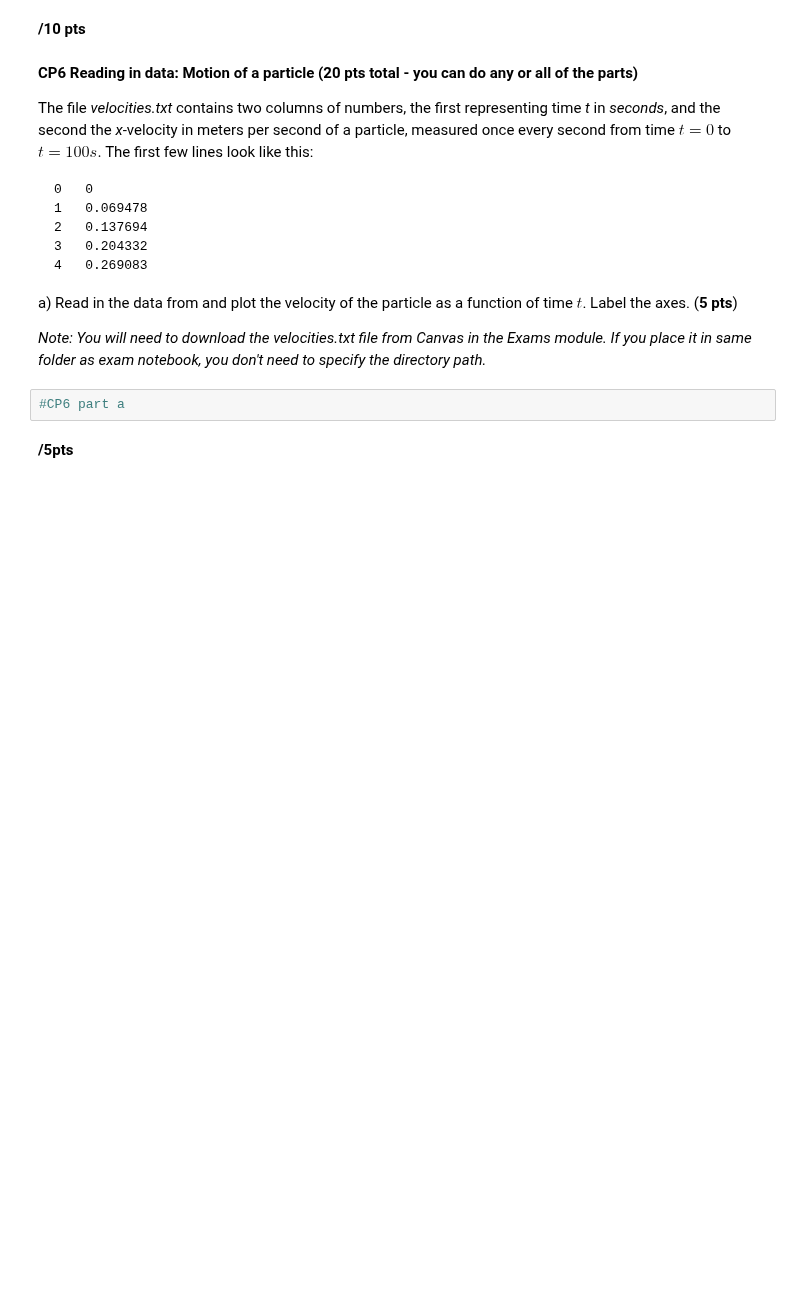
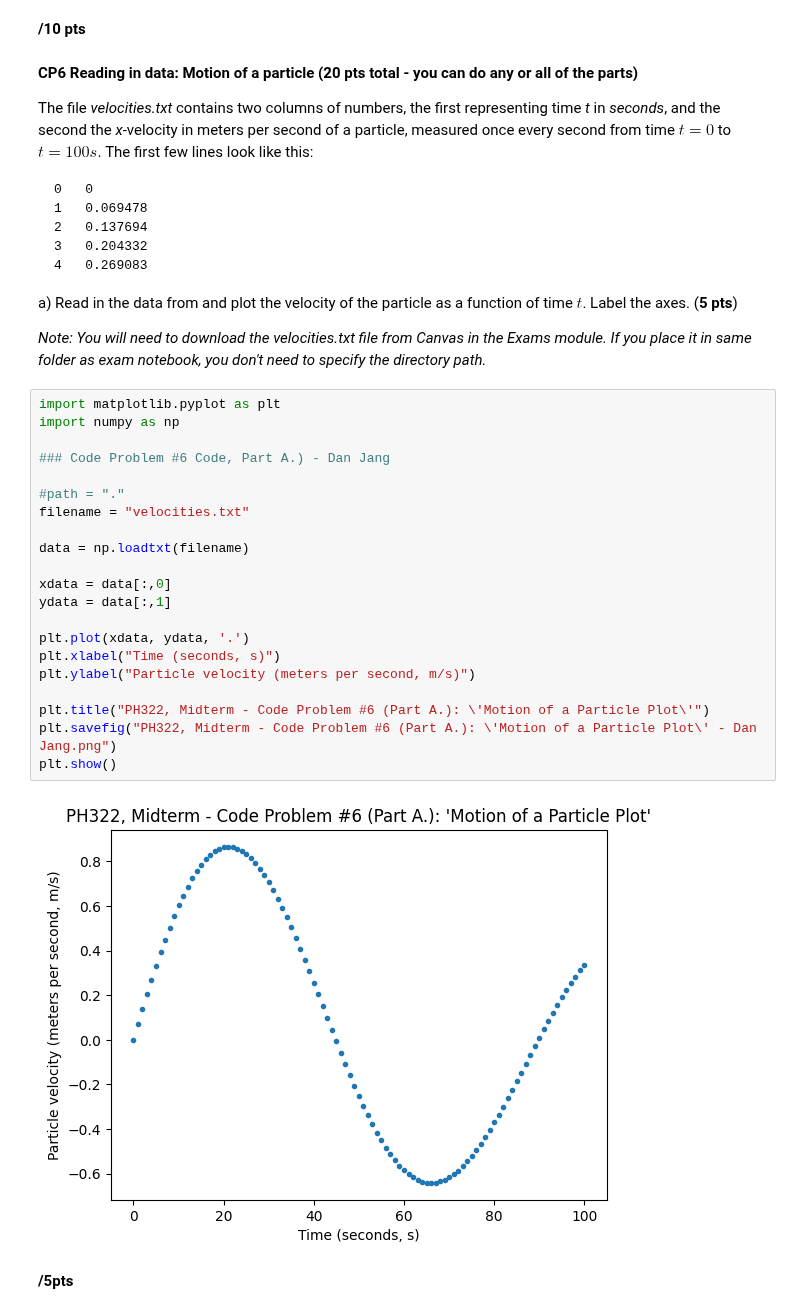
Before and after one commit to DebuggerDan/ph322-computational-physics-sp23, a Jupyter notebook: midterm/Ph 322 Midterm 2023.ipynb, the cells around one changed output. Cells and saved outputs as stored; diff of their text form; blank space fills up the shorter version.

```diff
--- a/midterm/Ph 322 Midterm 2023.ipynb
+++ b/midterm/Ph 322 Midterm 2023.ipynb
@@ -307,8 +398,29 @@ The file *velocities.txt* contains two columns of numbers, the first representin
 a) Read in the data from and plot the velocity of the particle as a function of time $t$. Label the axes. (**5 pts**)
 
 *Note: You will need to download the velocities.txt file from Canvas in the Exams module. If you place it in same folder as exam notebook, you don't need to specify the directory path.*
-# %%
-#CP6 part a
+# %%
+import matplotlib.pyplot as plt
+import numpy as np
+
+### Code Problem #6 Code, Part A.) - Dan Jang
+
+#path = "."
+filename = "velocities.txt"
+
+data = np.loadtxt(filename)
+
+xdata = data[:,0]
+ydata = data[:,1]
+
+plt.plot(xdata, ydata, '.')
+plt.xlabel("Time (seconds, s)")
+plt.ylabel("Particle velocity (meters per second, m/s)")
+
+plt.title("PH322, Midterm - Code Problem #6 (Part A.): \'Motion of a Particle Plot\'")
+plt.savefig("PH322, Midterm - Code Problem #6 (Part A.): \'Motion of a Particle Plot\' - Dan Jang.png")
+plt.show()
+# %% [output]
+[figure, added]
 # %% [markdown]
 **/5pts**
 # %% [markdown]
```
Also changed, not shown: parts of 10 cells of this notebook, 7 other files.
